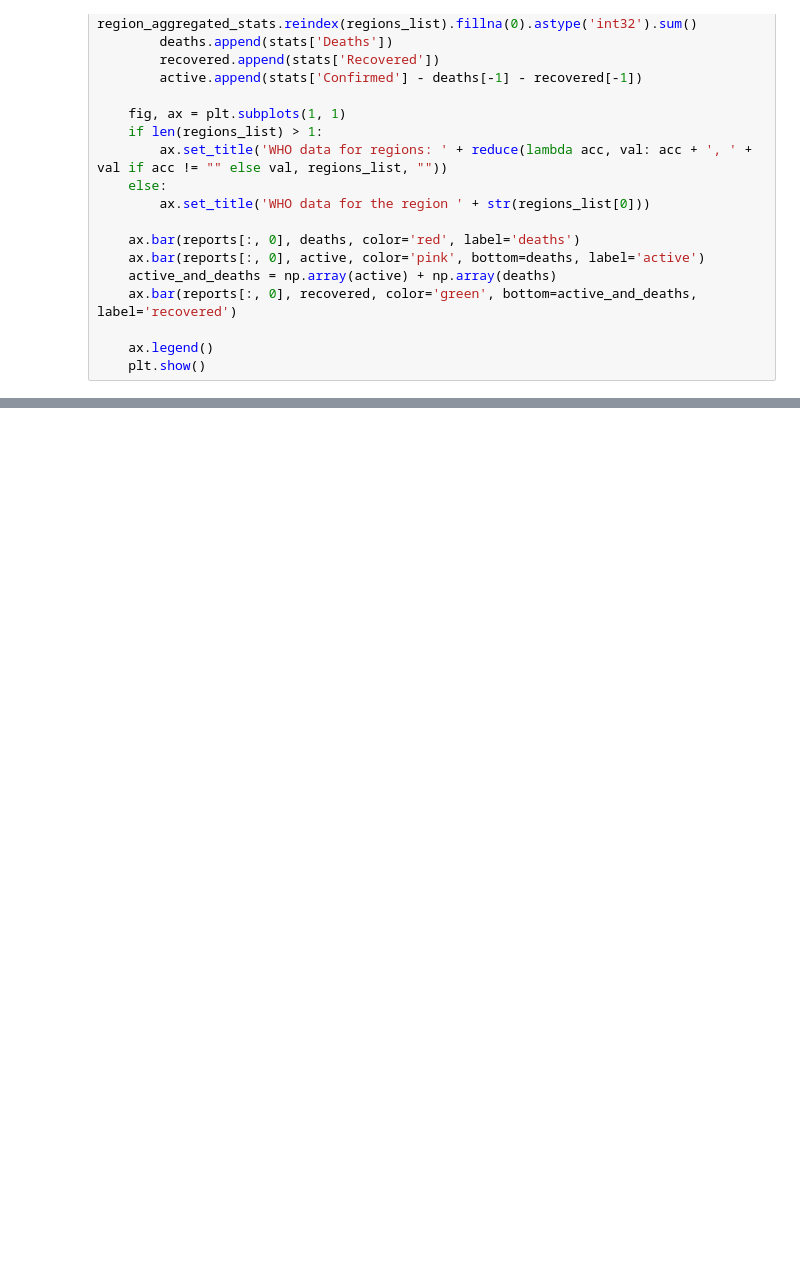
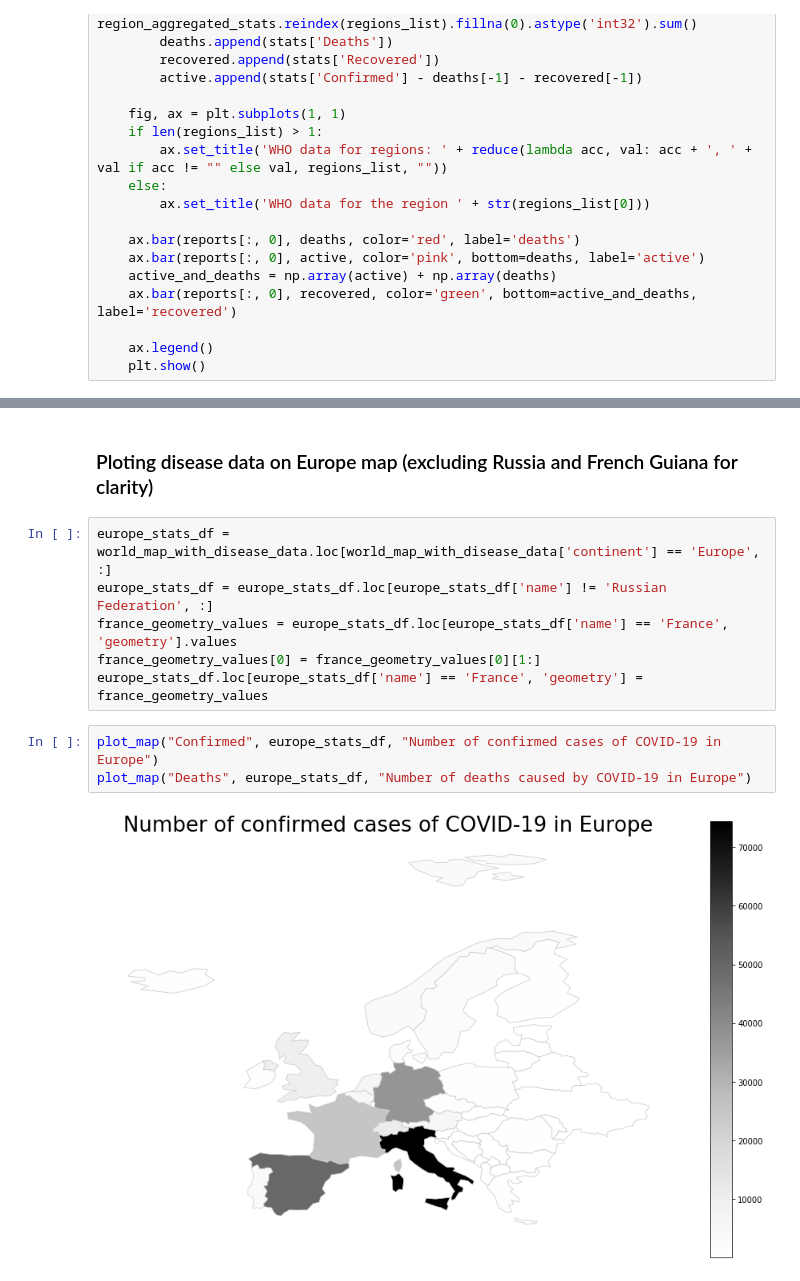
Before and after one commit to Klooskie/CoronaVirusDataExploration, a Jupyter notebook: Analysis.ipynb, the cells around one changed output, grey strips where cells are left out. Saved outputs shown, nothing was run; the diff lists cells and outputs as text; blank space fills up the shorter version.

```diff
--- a/Analysis.ipynb
+++ b/Analysis.ipynb
@@ -387,0 +333,13 @@ plot_map("Confirmed percentage", infected_europe, "Procentage of population infe
+# %% [markdown]
+### Ploting disease data on Europe map (excluding Russia and French Guiana for clarity)
+# %%
+europe_stats_df = world_map_with_disease_data.loc[world_map_with_disease_data['continent'] == 'Europe', :]
+europe_stats_df = europe_stats_df.loc[europe_stats_df['name'] != 'Russian Federation', :]
+france_geometry_values = europe_stats_df.loc[europe_stats_df['name'] == 'France', 'geometry'].values
+france_geometry_values[0] = france_geometry_values[0][1:]
+europe_stats_df.loc[europe_stats_df['name'] == 'France', 'geometry'] = france_geometry_values
+# %%
+plot_map("Confirmed", europe_stats_df, "Number of confirmed cases of COVID-19 in Europe")
+plot_map("Deaths", europe_stats_df, "Number of deaths caused by COVID-19 in Europe")
+# %% [output]
+[figure, added]
```
Also changed, not shown: parts of 69 cells of this notebook, 3 other files.
